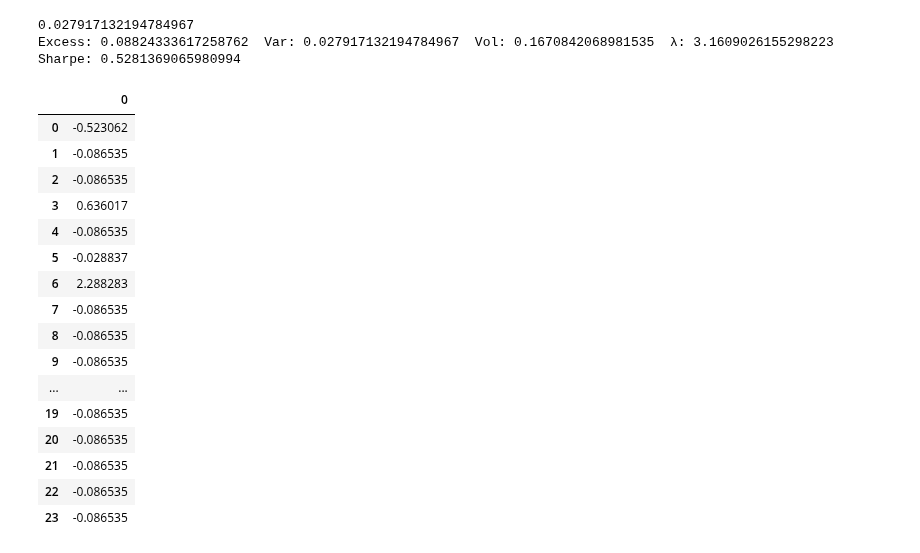
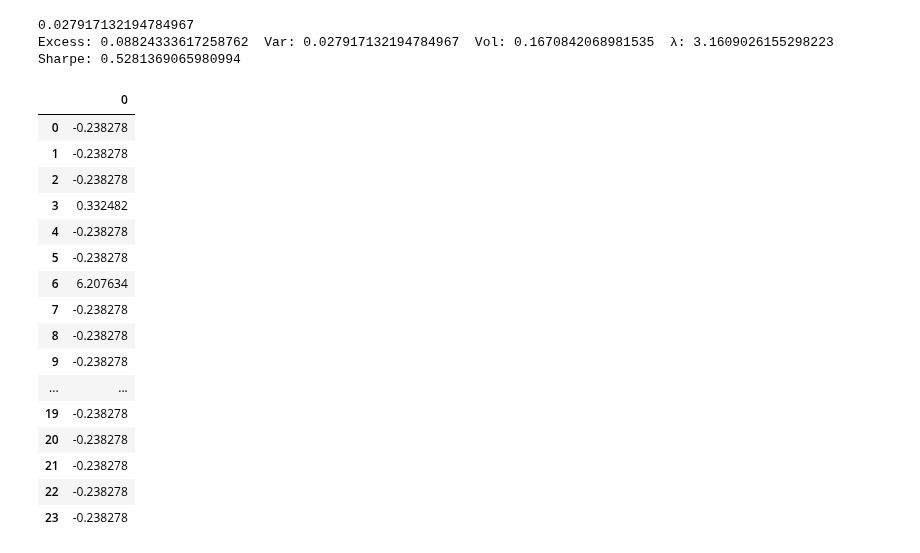
Before and after one commit to MaloBardin/Research-Project, a Jupyter notebook: View Value Estimator.ipynb, the cells around one changed output. Saved outputs shown, nothing was run; the diff lists cells and outputs as text; code cells hidden in the pictures.

```diff
--- a/View Value Estimator.ipynb
+++ b/View Value Estimator.ipynb
@@ -231,7 +231,7 @@ def GetPMatrix(df,date, lookback,proportion=3):
         P[lineview,bestperformer[lineview]]=1-1/len(AssetColumns)
 
     for i in range(proportion):
-        Q[i,0]=((returnBestPerformer[i]-perfMarket)/2)/100
+        Q[i,0]=((returnBestPerformer[i]-perfMarket)/(i+1))/100
 
     #print("P : ",P,"Q : ",Q)
 
@@ -246,64 +246,58 @@ def GetOmega(PMatrix, Sigma, c=0.99):
 
     return Omega
 # %%
-def BlackAndLittermanModel(backtestStartDate, rebalancingFrequency, lookbackPeriod, df,RfDf):
+def BlackAndLittermanModel(backtestStartDate, rebalancingFrequency, lookbackPeriod, df,RfDf,confidence=0.25,proportion=3,taux=0.01,Lambda=3):
     #implement the full backtest of the black and litterman model
 
     #---------
     #PARAMETERS
     #---------
-
-    free_asset=0 #proportion of risk free asset allocated in the benchmark
-    taux=0.01
-
     Sigma=GetSigma(df,backtestStartDate,lookback=lookbackPeriod)
-    Lambda=3
-    PMatrix,Q= GetPMatrix(df,backtestStartDate, lookback=lookbackPeriod,proportion=5)
-    Omega=GetOmega(PMatrix, Sigma, c=0.2)
+    PMatrix,Q= GetPMatrix(df,backtestStartDate, lookback=lookbackPeriod,proportion=proportion)
+    Omega=GetOmega(PMatrix, Sigma, c=confidence)
     rf=GetRiskFree(df,backtestStartDate,lookbackPeriod,RfDf)
     weights = GetWeight(df, backtestStartDate)
     weights = np.array(weights).reshape(-1, 1)
     uimplied = Lambda * (Sigma @ weights) + rf
     #BL formula
 
 
 
 
 
     optimizedReturn=(np.linalg.inv(np.linalg.inv(taux*Sigma)+np.transpose(PMatrix)@np.linalg.inv(Omega)@PMatrix)) @ (np.linalg.inv(taux*Sigma)@uimplied+np.transpose(PMatrix)@np.linalg.inv(Omega)@Q)
 
 
 
 
     #MarkowitzAllocation
     WeightBL=np.linalg.inv(Sigma)@(optimizedReturn-rf)/Lambda
-    #print(WeightBL)
 
     if not np.isclose(float(np.sum(WeightBL)), 1.0, atol=1e-6):
         raise ValueError("Weights do not sum to 1, please investigate.")
 
     return WeightBL
 
 
 BlackAndLittermanModel("2018-05-11", rebalancingFrequency=3, lookbackPeriod=180, df=df,RfDf=RfDf)
 # %% [output]
 |  | 0 |
-| 0 | -0.523062 |
-| 1 | -0.086535 |
-| 2 | -0.086535 |
-| 3 | 0.636017 |
-| 4 | -0.086535 |
-| 5 | -0.028837 |
-| 6 | 2.288283 |
-| 7 | -0.086535 |
-| 8 | -0.086535 |
-| 9 | -0.086535 |
+| 0 | -0.238278 |
+| 1 | -0.238278 |
+| 2 | -0.238278 |
+| 3 | 0.332482 |
+| 4 | -0.238278 |
+| 5 | -0.238278 |
+| 6 | 6.207634 |
+| 7 | -0.238278 |
+| 8 | -0.238278 |
+| 9 | -0.238278 |
 | ... | ... |
-| 19 | -0.086535 |
-| 20 | -0.086535 |
-| 21 | -0.086535 |
-| 22 | -0.086535 |
-| 23 | -0.086535 |
+| 19 | -0.238278 |
+| 20 | -0.238278 |
+| 21 | -0.238278 |
+| 22 | -0.238278 |
+| 23 | -0.238278 |
 # %%
 from rich.console import Console
 from rich.panel import Panel
```
Also changed, not shown: parts of 1 cell of this notebook, 1 other file.
